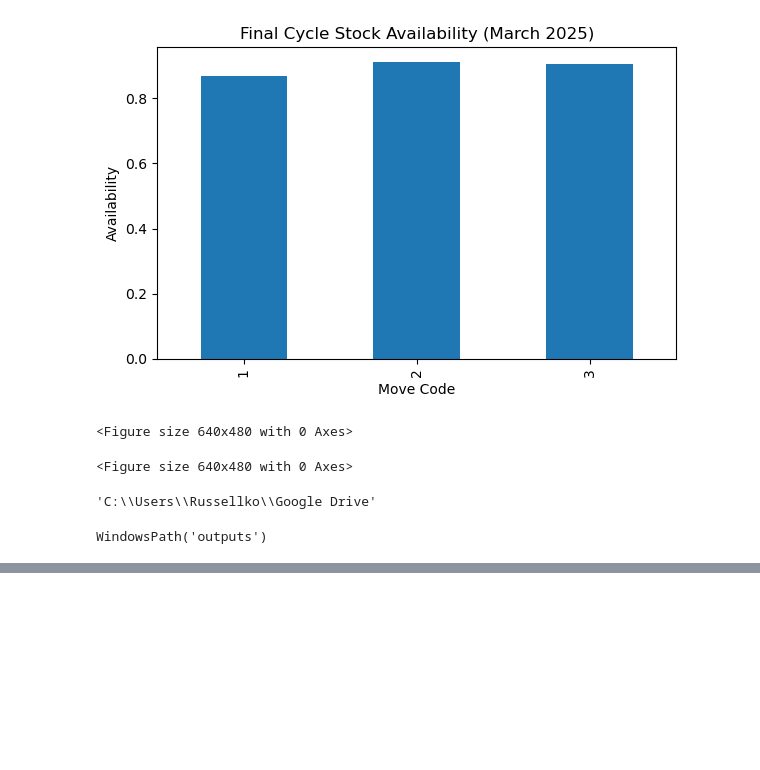
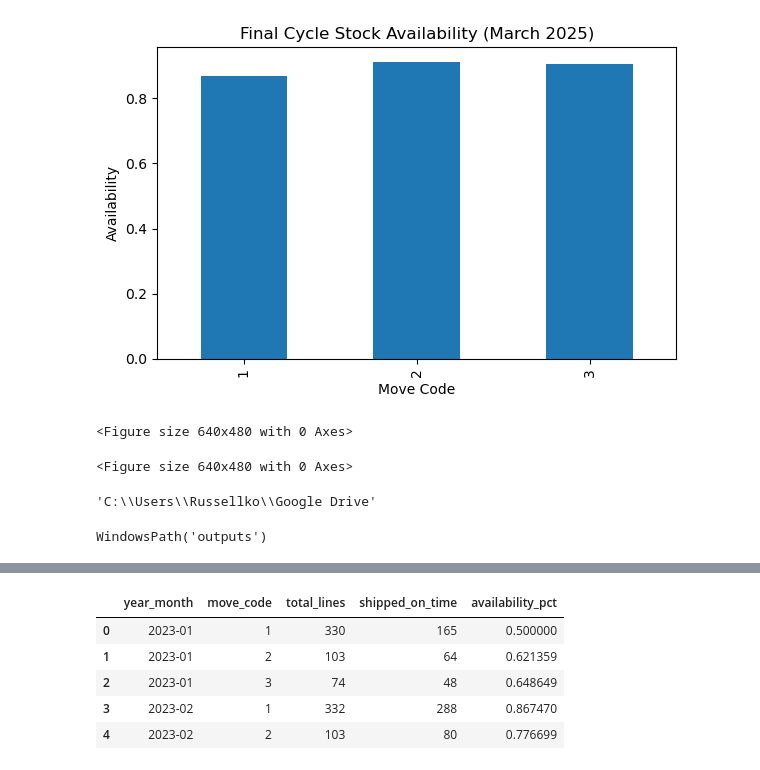
Before and after one commit to rjaus2026-coder/cycle-stock-availability-analysis, a Jupyter notebook: notebooks/US Cycle Stock Review.ipynb, the cells around one changed output, grey strips where cells are left out. Drawn from its saved outputs; the diff is of its cells as text; code cells hidden in the pictures; blank space fills up the shorter version.

```diff
--- a/notebooks/US Cycle Stock Review.ipynb
+++ b/notebooks/US Cycle Stock Review.ipynb
@@ -475,0 +444,6 @@ plt.close(fig)
+# %%
+import pandas as pd
+
+df_us = pd.read_excel(r"C:\Users\Russellko\Google Drive\US_Parts_Sales_Data_202503.xlsx")
+
+df_us.shape
@@ -475,0 +452,8 @@ plt.close(fig)
+# %%
+analysis_us = df_us[
+    (df_us["wh_dispatch_date"] >= "2023-01-01") &
+    (df_us["wh_dispatch_date"] <= "2025-03-31") &
+    (df_us["move_code"].isin([1, 2, 3]))
+].copy()
+
+analysis_us.shape
@@ -475,0 +462,4 @@ plt.close(fig)
+# %%
+analysis_us["year_month"] = analysis_us["wh_dispatch_date"].dt.to_period("M").astype(str)
+
+analysis_us[["wh_dispatch_date", "year_month"]].head()
@@ -475,0 +511,22 @@ plt.close(fig)
+# %%
+availability_monthly = (
+    analysis_us
+    .groupby(["year_month", "move_code"])
+    .agg(
+        total_lines=("sla_met", "count"),
+        shipped_on_time=("sla_met", "sum")
+    )
+    .assign(
+        availability_pct=lambda x: x["shipped_on_time"] / x["total_lines"]
+    )
+    .reset_index()
+)
+
+availability_monthly.head()
+# %% [output]
+|  | year_month | move_code | total_lines | shipped_on_time | availability_pct |
+| 0 | 2023-01 | 1 | 330 | 165 | 0.500000 |
+| 1 | 2023-01 | 2 | 103 | 64 | 0.621359 |
+| 2 | 2023-01 | 3 | 74 | 48 | 0.648649 |
+| 3 | 2023-02 | 1 | 332 | 288 | 0.867470 |
+| 4 | 2023-02 | 2 | 103 | 80 | 0.776699 |
```
Also changed, not shown: parts of 11 cells of this notebook.
